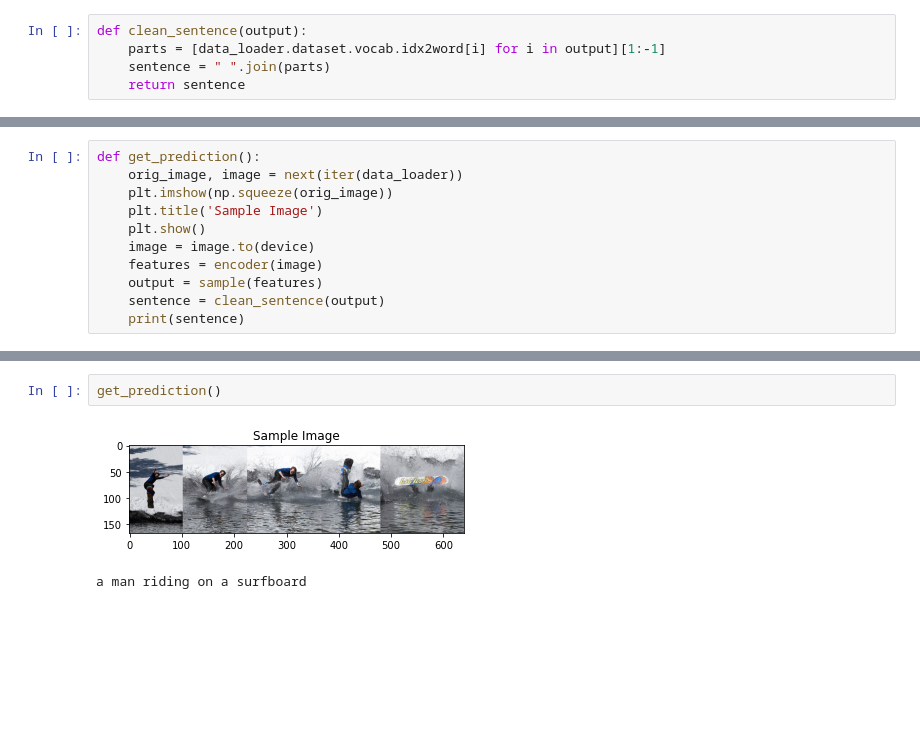
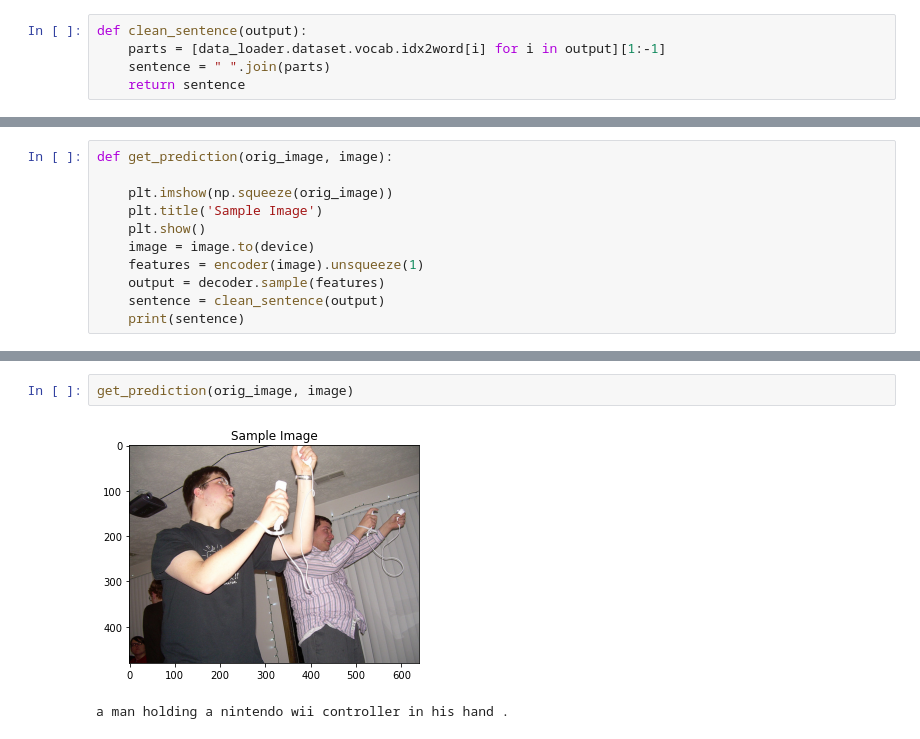
Before and after one commit to darkmatter18/Caption-AI, a Jupyter notebook: ImageCaptioning/3_Inference.ipynb, the cells around one changed output, grey strips where cells are left out. Saved outputs shown, nothing was run; the diff lists cells and outputs as text; blank space fills up the shorter version.

```diff
--- a/ImageCaptioning/3_Inference.ipynb
+++ b/ImageCaptioning/3_Inference.ipynb
@@ -280,11 +276,11 @@ def clean_sentence(output):
 # %%
-def get_prediction():
-    orig_image, image = next(iter(data_loader))
+def get_prediction(orig_image, image):
+
     plt.imshow(np.squeeze(orig_image))
     plt.title('Sample Image')
     plt.show()
     image = image.to(device)
-    features = encoder(image)
-    output = sample(features)
+    features = encoder(image).unsqueeze(1)
+    output = decoder.sample(features)
     sentence = clean_sentence(output)
     print(sentence)
@@ -291,5 +307,5 @@ def get_prediction():
 # %%
-get_prediction()
+get_prediction(orig_image, image)
 # %% [output]
-[figure, old version]
+[figure, new version]
-a man riding on a surfboard
+a man holding a nintendo wii controller in his hand .
```
Also changed, not shown: parts of 7 cells of this notebook, 2 other files.
